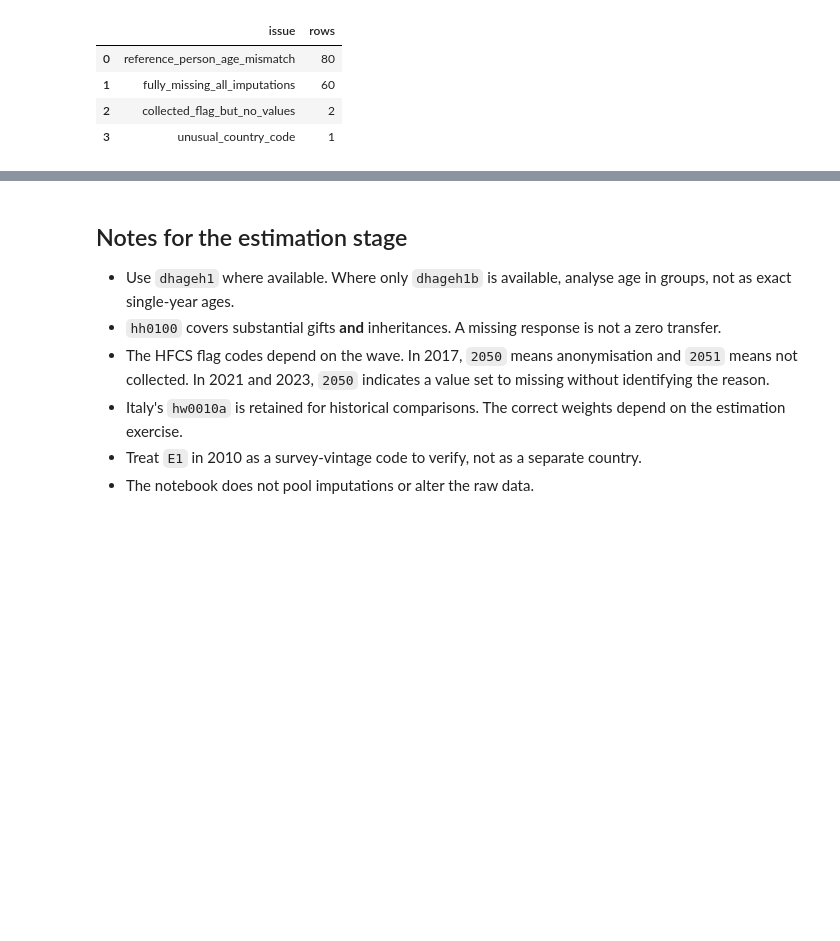
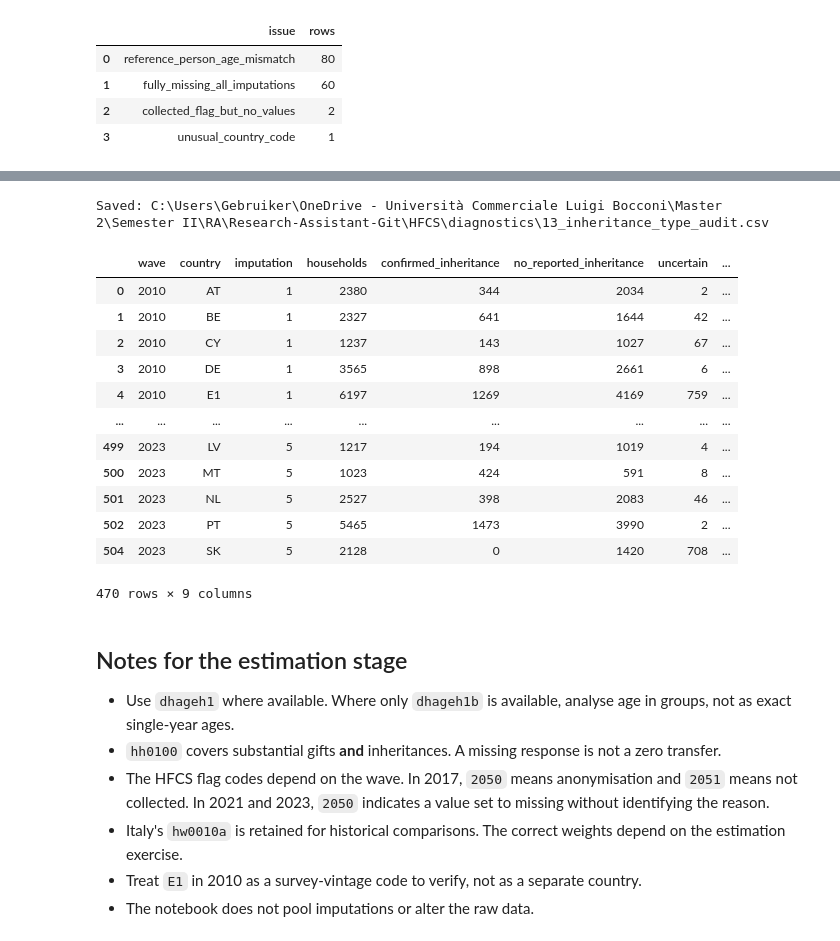
Before and after one commit to DavidFeitzinger/Research-Assistant-Git, a Jupyter notebook: inspect_hfcs_selected_raw.ipynb, the cells around one changed output, grey strips where cells are left out. Cells and saved outputs as stored; diff of their text form; code cells hidden in the pictures; blank space fills up the shorter version.

```diff
--- a/inspect_hfcs_selected_raw.ipynb
+++ b/inspect_hfcs_selected_raw.ipynb
@@ -771,6 +771,85 @@ Entries requiring review: 311
 | 545 | 2017 | d | ditop10eqea | DITOP10eqEA EA top 10% gross equi... | int64 | 5 | True |
 | 772 | 2021 | d | ditop10eqea | DITOP10eqEA EA top 10% gross equi... | int64 | 5 | True |
 | 998 | 2023 | d | ditop10eqea | DITOP10eqEA EA percentiles, gross... | int64 | 5 | True |
+# %%
+results = []
+
+for wave in WAVES:
+    for imp in IMPUTATIONS:
+        df = pd.read_parquet(INPUT / f"hfcs_{wave}_h_imp{imp}.parquet")
+        df.columns = df.columns.str.lower()
+
+        type_cols = sorted(
+            c for c in df if re.fullmatch(r"hh050\d+", c)
+        )
+
+        if not type_cols:
+            continue
+
+        for country, g in df.groupby("sa0100"):
+            types = g[type_cols].apply(pd.to_numeric, errors="coerce")
+            receipt = pd.to_numeric(g["hh0100"], errors="coerce")
+            n_transfers = pd.to_numeric(g["hh0110"], errors="coerce")
+
+            inherited = types.eq(2).any(axis=1)
+            no_transfers = receipt.eq(2) & ~inherited
+
+            # All reported transfers must have known types
+            complete_gifts = (
+                receipt.eq(1)
+                & ~inherited
+                & n_transfers.gt(0)
+                & n_transfers.le(len(type_cols))
+                & types.isin([1, 2]).sum(axis=1).eq(n_transfers)
+            )
+
+            uncertain = ~(
+                inherited.fillna(False)
+                | no_transfers.fillna(False)
+                | complete_gifts.fillna(False)
+            )
+            observed = set(types.stack().unique())
+            unexpected = observed - {1, 2, -1, -2}
+
+            results.append({
+                "wave": wave,
+                "country": country,
+                "imputation": imp,
+                "households": len(g),
+                "confirmed_inheritance": int(inherited.sum()),
+                "no_reported_inheritance": int(
+                    (no_transfers | complete_gifts).sum()
+                ),
+                "uncertain": int(uncertain.sum()),
+                "contradictions": int(
+                    (receipt.eq(2) & inherited).sum()
+                ),
+                "unexpected_codes": str(sorted(unexpected)),
+            })
+
+audit = pd.DataFrame(results)
+output = PUBLIC_OUTPUT / "13_inheritance_type_audit.csv"
+audit.to_csv(output, index=False, encoding="utf-8-sig")
+
+print("Saved:", output)
+display(audit.query(
+    "uncertain > 0 or contradictions > 0 or unexpected_codes != '[]'"
+))
+# %% [output]
+Saved: C:\Users\Gebruiker\OneDrive - Università Commerciale Luigi Bocconi\Master 2\Semester II\RA\Research-Assistant-Git\HFCS\diagnostics\13_inheritance_type_audit.csv
+|  | wave | country | imputation | households | confirmed_inheritance | no_reported_inheritance | uncertain | ... |
+| 0 | 2010 | AT | 1 | 2380 | 344 | 2034 | 2 | ... |
+| 1 | 2010 | BE | 1 | 2327 | 641 | 1644 | 42 | ... |
+| 2 | 2010 | CY | 1 | 1237 | 143 | 1027 | 67 | ... |
+| 3 | 2010 | DE | 1 | 3565 | 898 | 2661 | 6 | ... |
+| 4 | 2010 | E1 | 1 | 6197 | 1269 | 4169 | 759 | ... |
+| ... | ... | ... | ... | ... | ... | ... | ... | ... |
+| 499 | 2023 | LV | 5 | 1217 | 194 | 1019 | 4 | ... |
+| 500 | 2023 | MT | 5 | 1023 | 424 | 591 | 8 | ... |
+| 501 | 2023 | NL | 5 | 2527 | 398 | 2083 | 46 | ... |
+| 502 | 2023 | PT | 5 | 5465 | 1473 | 3990 | 2 | ... |
+| 504 | 2023 | SK | 5 | 2128 | 0 | 1420 | 708 | ... |
+470 rows × 9 columns
 # %% [markdown]
 ## Notes for the estimation stage
 
```
Also changed, not shown: 6 other files.
